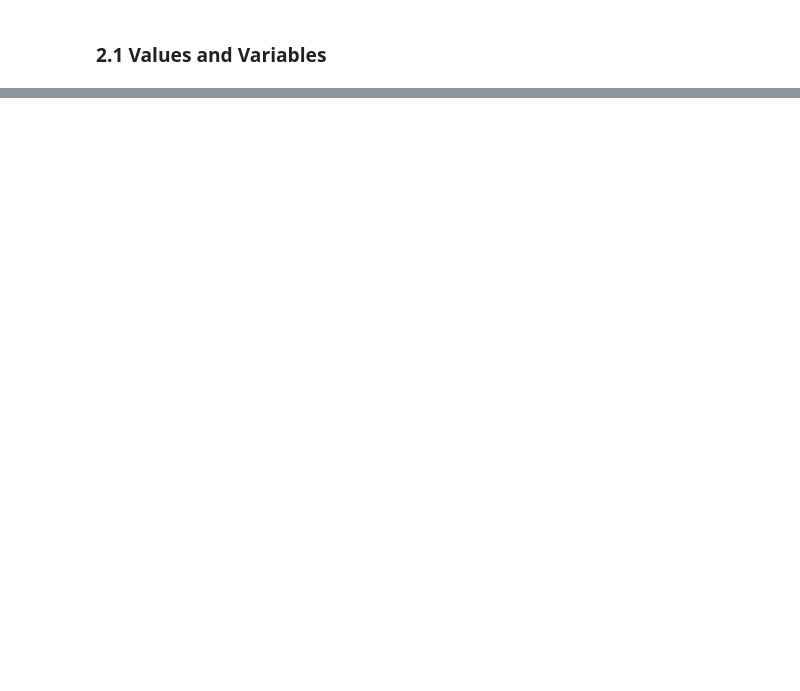
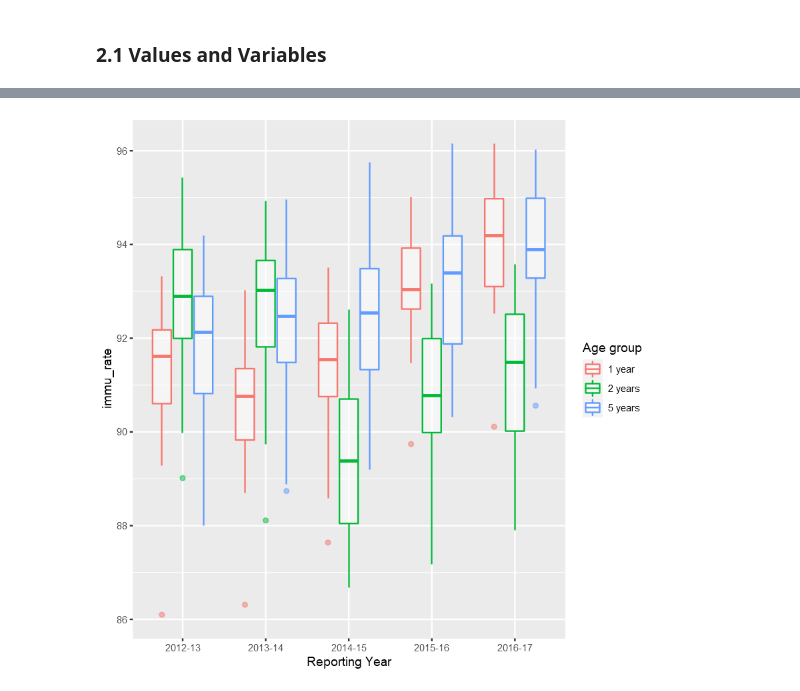
Before and after one commit to DanielTranDS/Aus-Immunisation-EDA-DataWrangling, a Jupyter notebook: Aus_EDA_Wrangling.ipynb, the cells around one changed output, grey strips where cells are left out. Cells and saved outputs as stored; diff of their text form; code cells hidden in the pictures; blank space fills up the shorter version.

```diff
--- a/Aus_EDA_Wrangling.ipynb
+++ b/Aus_EDA_Wrangling.ipynb
@@ -494,0 +588,6 @@ In addition, we can see than most data points cluster around the upper left regi
+# %%
+#To account for age, we can also plot grouped boxplot
+Aus_immu %>% ggplot(aes(`Reporting Year`,immu_rate,colour=`Age group`))+
+  geom_boxplot(alpha=0.5)
+# %% [output]
+[figure, added]
```
Also changed, not shown: parts of 19 cells of this notebook.
